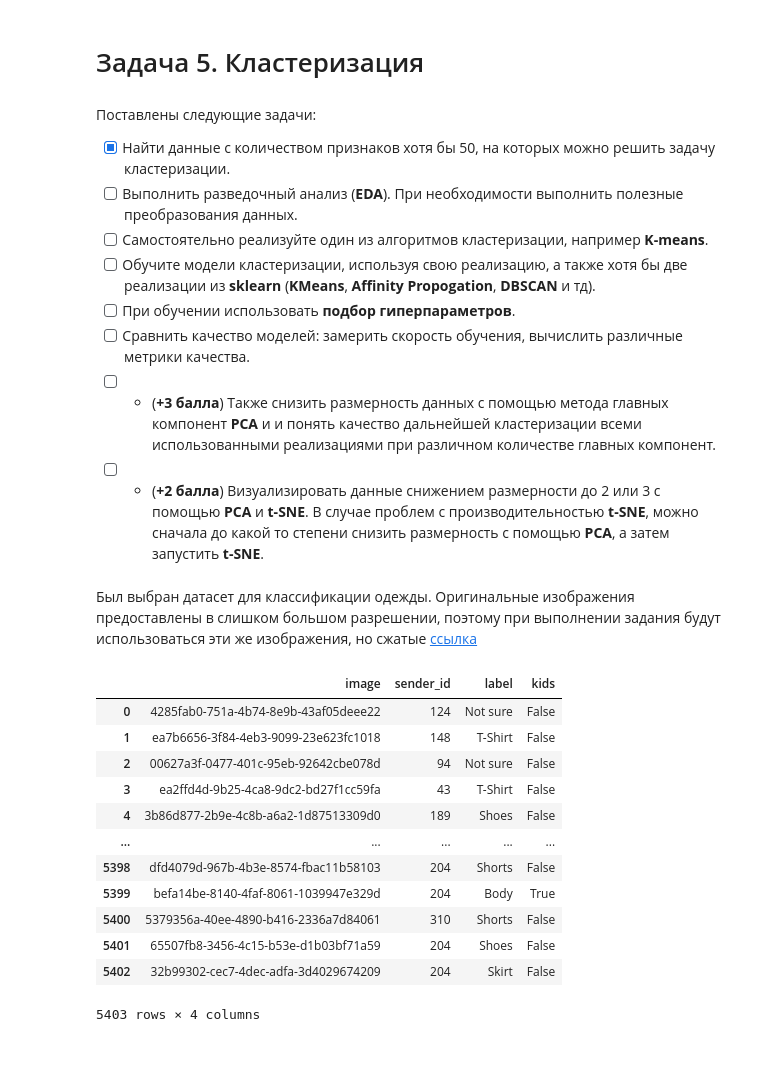
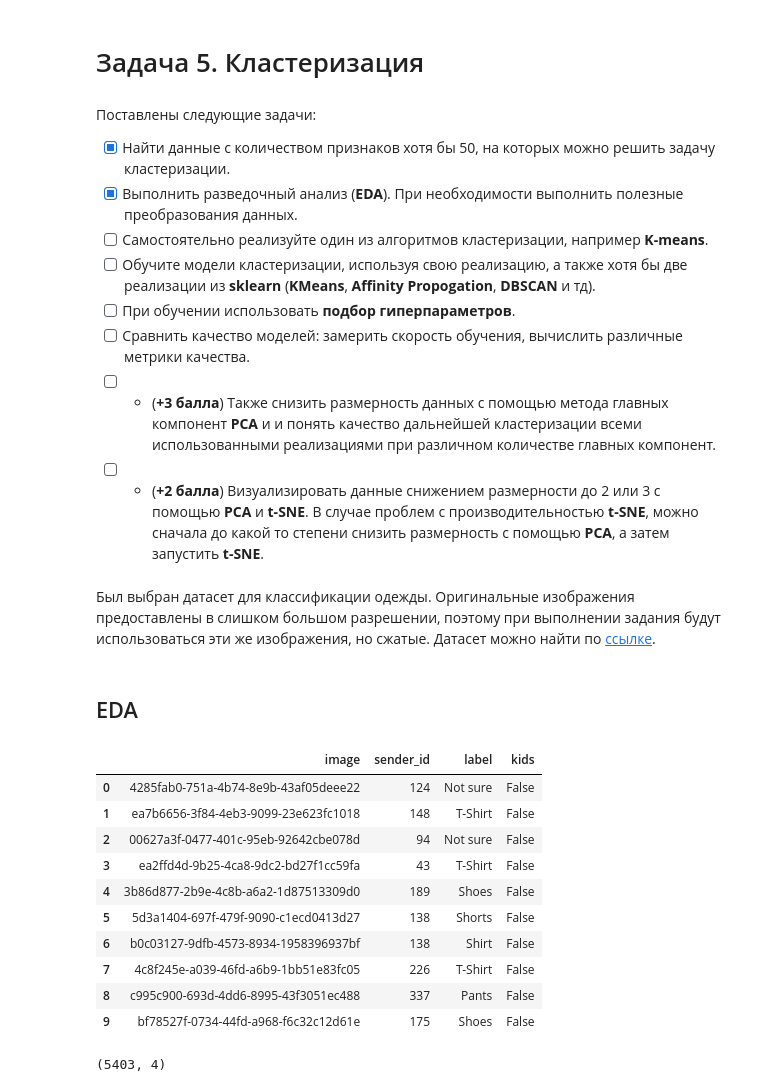
Before and after one commit to AlexShmak/ml-course, a Jupyter notebook: howework/task5.ipynb, the cells around one changed output. Drawn from its saved outputs; the diff is of its cells as text; code cells hidden in the pictures; blank space fills up the shorter version.

```diff
--- a/howework/task5.ipynb
+++ b/howework/task5.ipynb
@@ -3,7 +3,7 @@
 # %% [markdown]
 Поставлены следующие задачи:
 - [X] Найти данные с количеством признаков хотя бы 50, на которых можно решить задачу кластеризации.
-- [ ] Выполнить разведочный анализ (**EDA**). При необходимости выполнить полезные преобразования данных.
+- [X] Выполнить разведочный анализ (**EDA**). При необходимости выполнить полезные преобразования данных.
 - [ ] Самостоятельно реализуйте один из алгоритмов кластеризации, например **K-means**.
 - [ ] Обучите модели кластеризации, используя свою реализацию, а также хотя бы две реализации из **sklearn** (**KMeans**, **Affinity Propogation**, **DBSCAN** и тд).
 - [ ] При обучении использовать **подбор гиперпараметров**.
@@ -19,23 +24,25 @@ from sklearn.cluster import AffinityPropagation
 # %% [markdown]
-Был выбран датасет для классификации одежды. Оригинальные изображения предоставлены в слишком большом разрешении, поэтому при выполнении задания будут использоваться эти же изображения, но сжатые [ссылка](clothes_dataset)
+Был выбран датасет для классификации одежды. Оригинальные изображения предоставлены в слишком большом разрешении, поэтому при выполнении задания будут использоваться эти же изображения, но сжатые. Датасет можно найти по [ссылке](https://www.kaggle.com/datasets/agrigorev/clothing-dataset-full).
+# %% [markdown]
+## EDA
 # %%
-import pandas as pd
-
-filename = "/home/alexander/clothes/images.csv"
-csv_df = pd.read_csv(filename)
+path_to_dataset_folder = Path("/home/alexander/clothes/")
+csv_filename = path_to_dataset_folder / "images.csv"
+csv_df = pd.read_csv(csv_filename)
+csv_df.head(10)
+# %% [output]
+|  | image | sender_id | label | kids |
+| 0 | 4285fab0-751a-4b74-8e9b-43af05deee22 | 124 | Not sure | False |
+| 1 | ea7b6656-3f84-4eb3-9099-23e623fc1018 | 148 | T-Shirt | False |
+| 2 | 00627a3f-0477-401c-95eb-92642cbe078d | 94 | Not sure | False |
+| 3 | ea2ffd4d-9b25-4ca8-9dc2-bd27f1cc59fa | 43 | T-Shirt | False |
+| 4 | 3b86d877-2b9e-4c8b-a6a2-1d87513309d0 | 189 | Shoes | False |
+| 5 | 5d3a1404-697f-479f-9090-c1ecd0413d27 | 138 | Shorts | False |
+| 6 | b0c03127-9dfb-4573-8934-1958396937bf | 138 | Shirt | False |
+| 7 | 4c8f245e-a039-46fd-a6b9-1bb51e83fc05 | 226 | T-Shirt | False |
+| 8 | c995c900-693d-4dd6-8995-43f3051ec488 | 337 | Pants | False |
+| 9 | bf78527f-0734-44fd-a968-f6c32c12d61e | 175 | Shoes | False |
 # %%
-csv_df
+csv_df.shape
 # %% [output]
-|  | image | sender_id | label | kids |
-| 0 | 4285fab0-751a-4b74-8e9b-43af05deee22 | 124 | Not sure | False |
-| 1 | ea7b6656-3f84-4eb3-9099-23e623fc1018 | 148 | T-Shirt | False |
-| 2 | 00627a3f-0477-401c-95eb-92642cbe078d | 94 | Not sure | False |
-| 3 | ea2ffd4d-9b25-4ca8-9dc2-bd27f1cc59fa | 43 | T-Shirt | False |
-| 4 | 3b86d877-2b9e-4c8b-a6a2-1d87513309d0 | 189 | Shoes | False |
-| ... | ... | ... | ... | ... |
-| 5398 | dfd4079d-967b-4b3e-8574-fbac11b58103 | 204 | Shorts | False |
-| 5399 | befa14be-8140-4faf-8061-1039947e329d | 204 | Body | True |
-| 5400 | 5379356a-40ee-4890-b416-2336a7d84061 | 310 | Shorts | False |
-| 5401 | 65507fb8-3456-4c15-b53e-d1b03bf71a59 | 204 | Shoes | False |
-| 5402 | 32b99302-cec7-4dec-adfa-3d4029674209 | 204 | Skirt | False |
-5403 rows × 4 columns
+(5403, 4)
```
Also changed, not shown: parts of 28 cells of this notebook.
